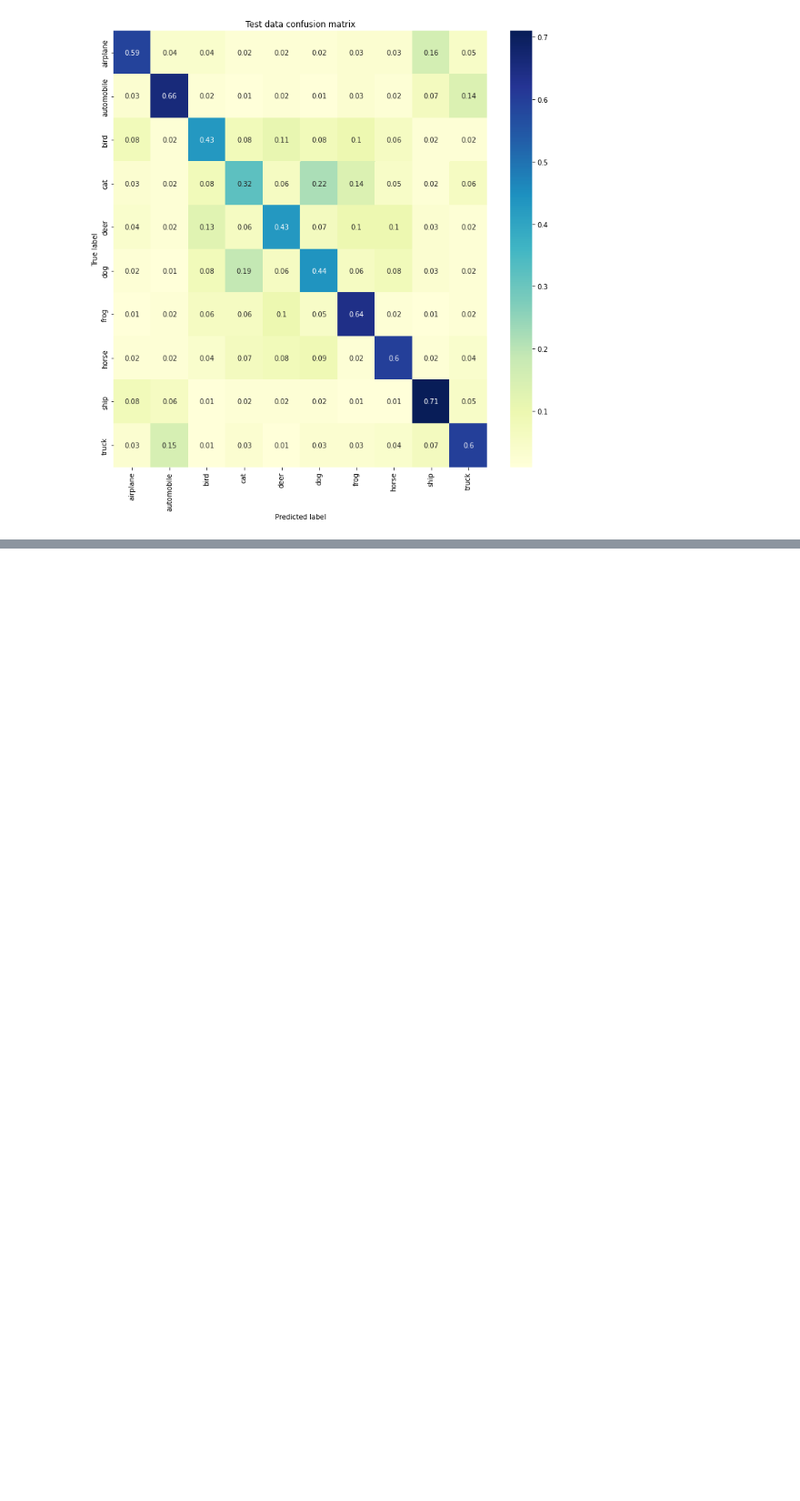
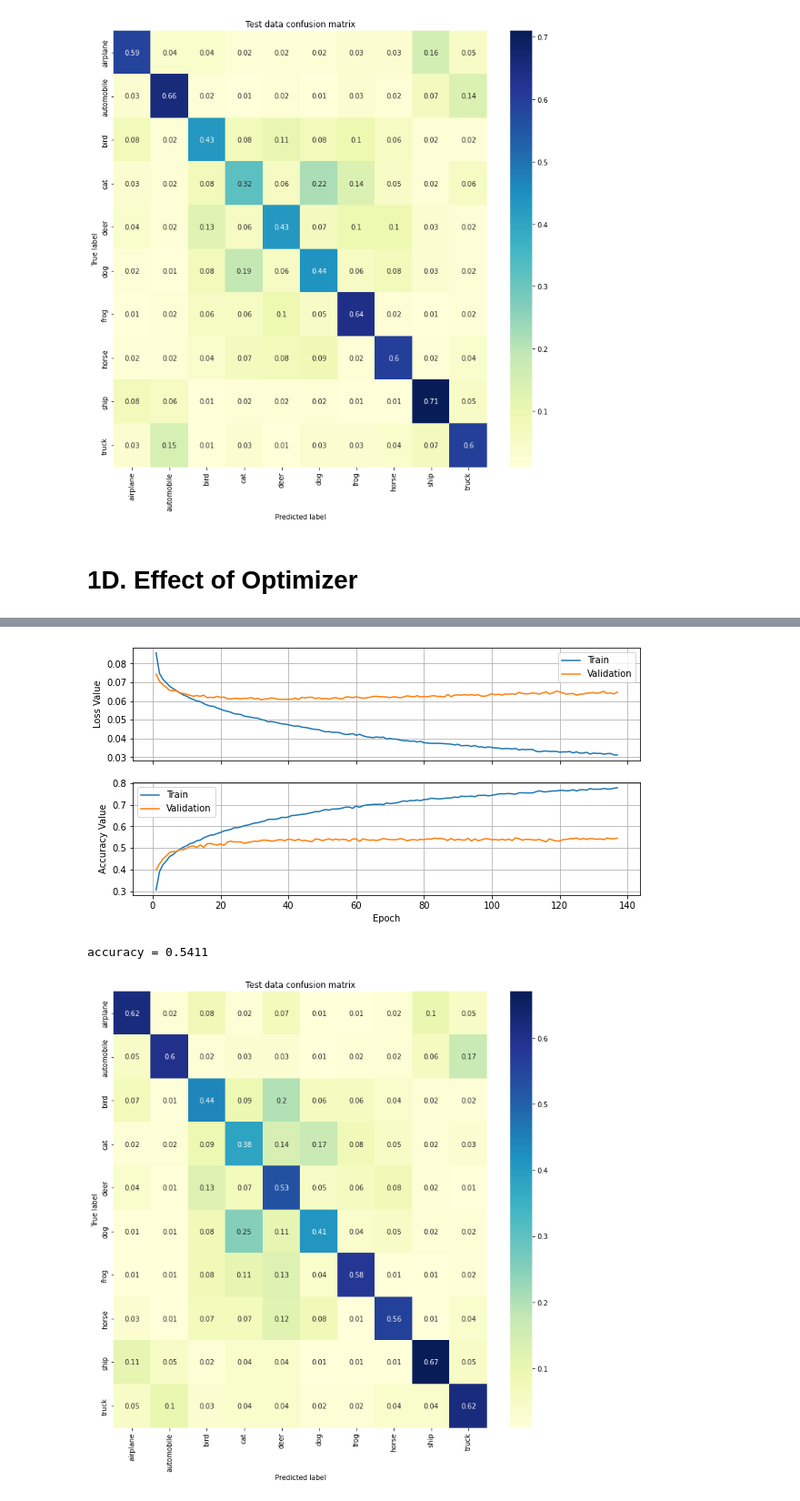
Before and after one commit to Pooria90/CIFAR-10, a Jupyter notebook: main.ipynb, the cells around one changed output, grey strips where cells are left out. Shown at 91% size. Cells and saved outputs as stored; diff of their text form; code cells hidden in the pictures; blank space fills up the shorter version.

Commit message:
loss; optim; imbalance

```diff
--- a/main.ipynb
+++ b/main.ipynb
@@ -482,3 +482,32 @@ confusion(model5, x_te, y_test)
 [figure]
 accuracy = 0.5406
 [figure]
+# %% [markdown]
+# 1D. Effect of Optimizer
+# %%
+model6  = get_mlp(layers, dropout=0.25)
+dummy = tf.random.normal(x_tr[0:2,:].shape)
+_ = model6.predict(dummy)
+
+bs = 256
+ep = 500
+lr = 0.001
+
+model6.compile(
+    optimizer = tf.keras.optimizers.Adam(learning_rate=lr),
+    loss = keras.losses.MeanSquaredError(),
+    metrics = ['accuracy']
+)
+
+tic()
+hist6 = model6.fit(
+    x_tr, y_tr_onehot,
+    batch_size = bs, epochs = ep,
+    validation_data = (x_va,y_va_onehot),
+    verbose=2, callbacks = [er_stop]
+)
+toc()
+
+plot_history(hist6)
+confusion(model6, x_te, y_test)
+# %% [output]
@@ -484,0 +531,3 @@ accuracy = 0.5406
+[figure, added]
+accuracy = 0.5411
+[figure, added]
```
Also changed, not shown: parts of 14 cells of this notebook.
